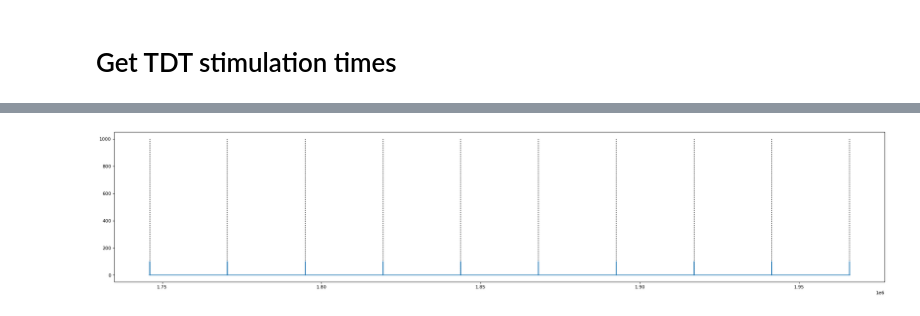
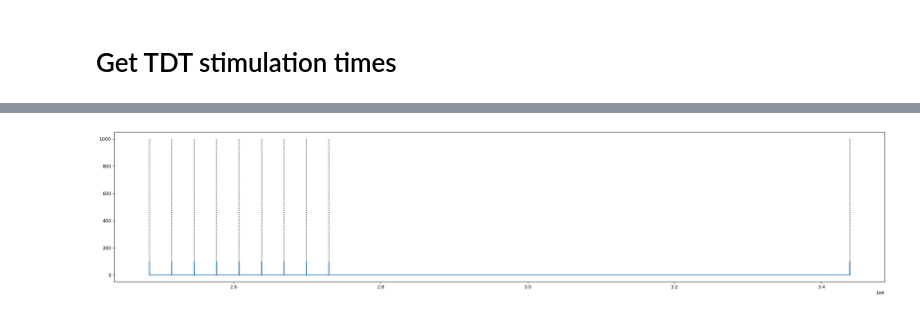
Before and after one commit to CSC-UW/barcode_sync, a Jupyter notebook: counter_barcode_sync.ipynb, the cells around one changed output, grey strips where cells are left out. Saved outputs shown, nothing was run; the diff lists cells and outputs as text; code cells hidden in the pictures.

```diff
--- a/counter_barcode_sync.ipynb
+++ b/counter_barcode_sync.ipynb
@@ -243,9 +254,9 @@ def visualize_stims(tdt_data, ch, first_stim=0, last_stim=4, before=100, after=1
     plt.plot(samplesToPlot, tdt_data.streams.eS1r.data[ch, samplesToPlot])
     plt.vlines(stim_samples[first_stim : last_stim + 1], 0, 1000, linestyle='dotted', colors='black')
 # %%
-visualize_stims(tdt_data, ch=6, first_stim=1, last_stim=10)
+visualize_stims(tdt_data, ch=1, first_stim=1, last_stim=10)
 # %% [output]
-[figure, old version]
+[figure, new version]
 # %%
 # Remap the stimulation times from TDT time space to SGLX time space, based on sync signal offset and drift between the two systems.
 sglx_stim_times = model.predict(stim_times.reshape((-1, 1)))
```
Also changed, not shown: parts of 15 cells of this notebook.
